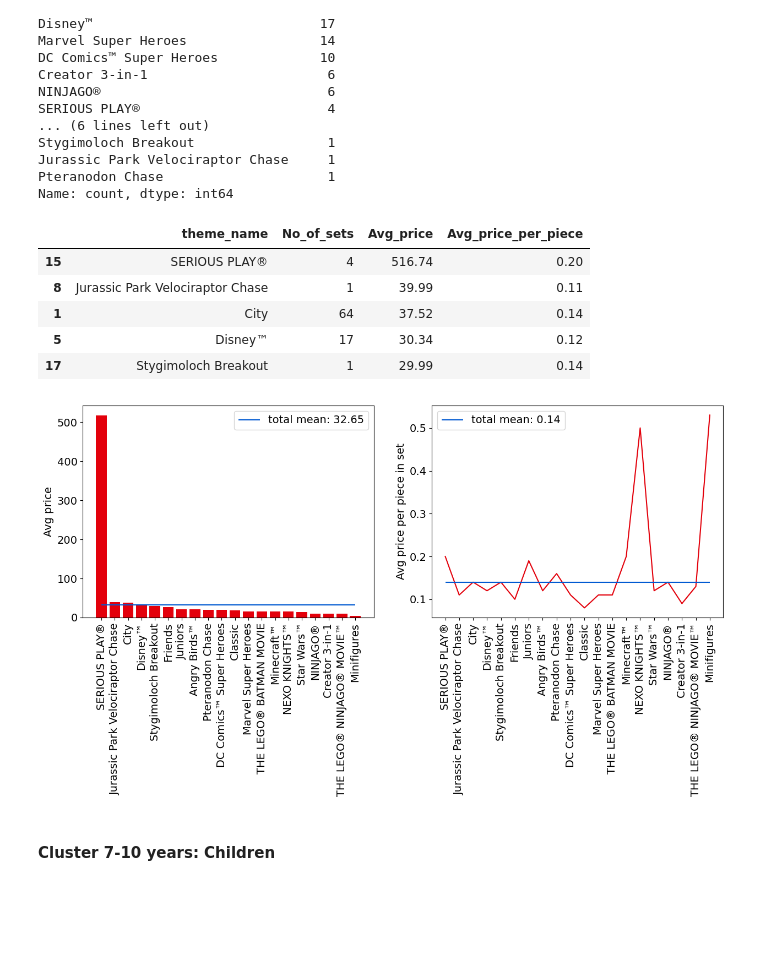
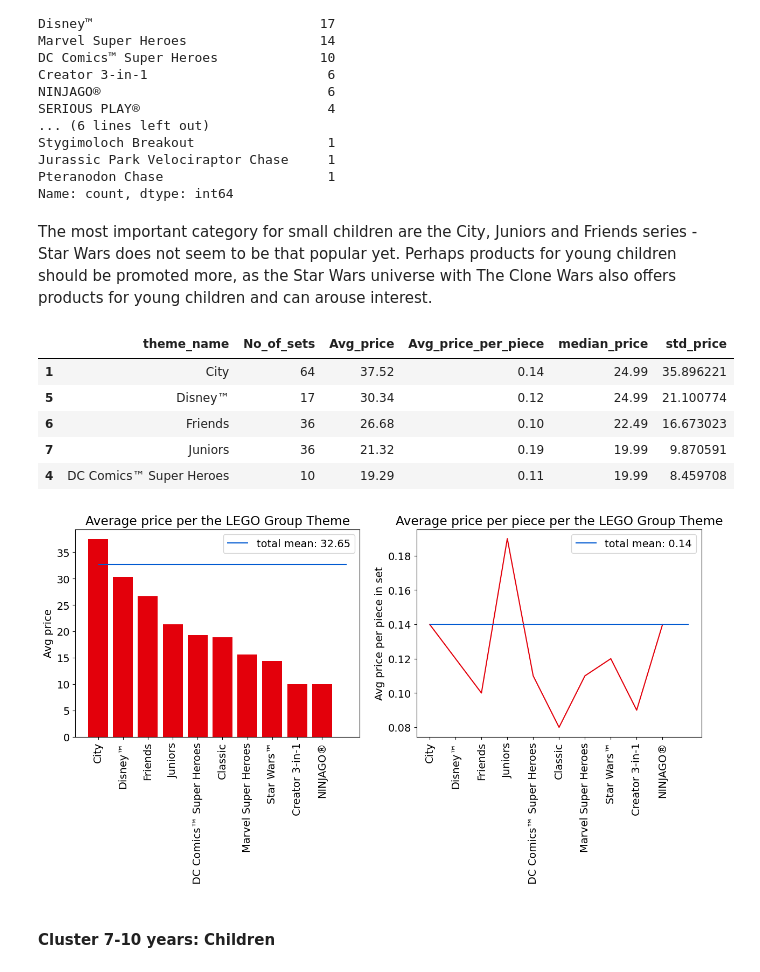
Before and after one commit to bennymiddel/personal_projects, a Jupyter notebook: 03_Lego_Project/01_Data_loading.ipynb, the cells around one changed output. Drawn from its saved outputs; the diff is of its cells as text; code cells hidden in the pictures; blank space fills up the shorter version.

```diff
--- a/03_Lego_Project/01_Data_loading.ipynb
+++ b/03_Lego_Project/01_Data_loading.ipynb
@@ -397,13 +422,15 @@ results = []
 for name, group in grouped_lego_sets_uniq_id:
     mean1 = group['list_price'].mean().round(2)
     mean2 = (mean1 / group['piece_count'].mean()).round(2)
+    median = group['list_price'].median()
+    std = group['list_price'].std()
     count = group['theme_name'].count()
-    results.append({'theme_name': name,'No_of_sets':count, 'Avg_price': mean1, 'Avg_price_per_piece': mean2 })
+    results.append({'theme_name': name,'No_of_sets':count, 'Avg_price': mean1, 'Avg_price_per_piece': mean2, 'median_price': median, 'std_price': std })
 
 
 results_df = pd.DataFrame(results)
 
-results_df = results_df.sort_values(by='Avg_price', ascending=False)
+results_df = results_df.loc[results_df['No_of_sets'] >= 3].sort_values(by='Avg_price', ascending=False)
 
 results_df.head(5)
 # %% [output]
@@ -542,9 +560,16 @@ memory usage: 7.9+ KB
 # %%
 mean1 = cluster1_2['list_price'].mean().round(2)
 mean2 = (mean1/cluster1_2['piece_count'].mean()).round(2)
+median = cluster1_2['list_price'].median()
+std = cluster1_2['list_price'].std()
+count = cluster1_2['theme_name'].count()
+
 
 print(f'Avg. Price: {mean1}')
 print(f'Avg. Price per piece: {mean2}')
+print(f'Median price: {median}')
+print(f'Std. of price: {round(std,2)}')
+print(f'No. of sets: {count}')
 # %% [output]
 Avg. Price: 28.65
 Avg. Price per piece: 0.69
@@ -570,6 +598,8 @@ Stygimoloch Breakout                 1
 Jurassic Park Velociraptor Chase     1
 Pteranodon Chase                     1
 Name: count, dtype: int64
+# %% [markdown]
+The most important category for small children are the City, Juniors and Friends series - Star Wars does not seem to be that popular yet. Perhaps products for young children should be promoted more, as the Star Wars universe with The Clone Wars also offers products for young children and can arouse interest.
 # %%
 mean_total11 = cluster3_6['list_price'].mean().round(2)
 mean_total12 = (mean_total11/cluster3_6['piece_count'].mean()).round(2)
@@ -580,40 +610,44 @@ results = []
 for name, group in grouped_cluster3_6:
     mean1 = group['list_price'].mean().round(2)
     mean2 = (mean1 / group['piece_count'].mean()).round(2)
+    median = group['list_price'].median()
+    std = group['list_price'].std()
     count = group['theme_name'].count()
-    results.append({'theme_name': name,'No_of_sets':count, 'Avg_price': mean1, 'Avg_price_per_piece': mean2 })
+    results.append({'theme_name': name,'No_of_sets':count, 'Avg_price': mean1, 'Avg_price_per_piece': mean2, 'median_price': median, 'std_price': std })
 
 
 results_df1 = pd.DataFrame(results)
 
-results_df1 = results_df1.sort_values(by='Avg_price', ascending=False)
+results_df1 = results_df1.loc[results_df1['No_of_sets'] >= 3].sort_values(by='Avg_price', ascending=False)
 
 results_df1.head(5)
 # %% [output]
-|  | theme_name | No_of_sets | Avg_price | Avg_price_per_piece |
-| 15 | SERIOUS PLAY® | 4 | 516.74 | 0.20 |
-| 8 | Jurassic Park Velociraptor Chase | 1 | 39.99 | 0.11 |
-| 1 | City | 64 | 37.52 | 0.14 |
-| 5 | Disney™ | 17 | 30.34 | 0.12 |
-| 17 | Stygimoloch Breakout | 1 | 29.99 | 0.14 |
+|  | theme_name | No_of_sets | Avg_price | Avg_price_per_piece | median_price | std_price |
+| 1 | City | 64 | 37.52 | 0.14 | 24.99 | 35.896221 |
+| 5 | Disney™ | 17 | 30.34 | 0.12 | 24.99 | 21.100774 |
+| 6 | Friends | 36 | 26.68 | 0.10 | 22.49 | 16.673023 |
+| 7 | Juniors | 36 | 21.32 | 0.19 | 19.99 | 9.870591 |
+| 4 | DC Comics™ Super Heroes | 10 | 19.29 | 0.11 | 19.99 | 8.459708 |
 # %%
 plt.subplots(1,2,figsize=(15,5))
 plt.subplot(1,2,1)
 plt.bar(x=results_df1['theme_name'], height=results_df1['Avg_price'], color = colors['red'])
-plt.hlines(y= mean_total11, xmin=0, xmax=19, color = colors['blue'], label = f'total mean: {mean_total11.round(2)}')
+plt.hlines(y= mean_total11, xmin=0, xmax=len(results_df1['theme_name'].value_counts()), color = colors['blue'], label = f'total mean: {mean_total11.round(2)}')
 plt.legend()
+plt.title('Average price per the LEGO Group Theme')
 plt.xticks(rotation = 90)
 
 plt.ylabel('Avg price')
 plt.subplot(1,2,2)
 plt.plot(results_df1['theme_name'], results_df1['Avg_price_per_piece'], color = colors['red'])
 plt.ylabel('Avg price per piece in set')
-plt.hlines(y= mean_total12, xmin=0, xmax=19, color = colors['blue'], label = f'total mean: {mean_total12.round(2)}')
+plt.hlines(y= mean_total12, xmin=0, xmax=len(results_df1['theme_name'].value_counts()), color = colors['blue'], label = f'total mean: {mean_total12.round(2)}')
 plt.legend()
+plt.title('Average price per piece per the LEGO Group Theme')
 plt.xticks(rotation = 90)
 plt.show()
 # %% [output]
-[figure, old version]
+[figure, new version]
 # %% [markdown]
 #### Cluster 7-10 years: Children
 # %%
```
Also changed, not shown: parts of 62 cells of this notebook, 4 other files.
